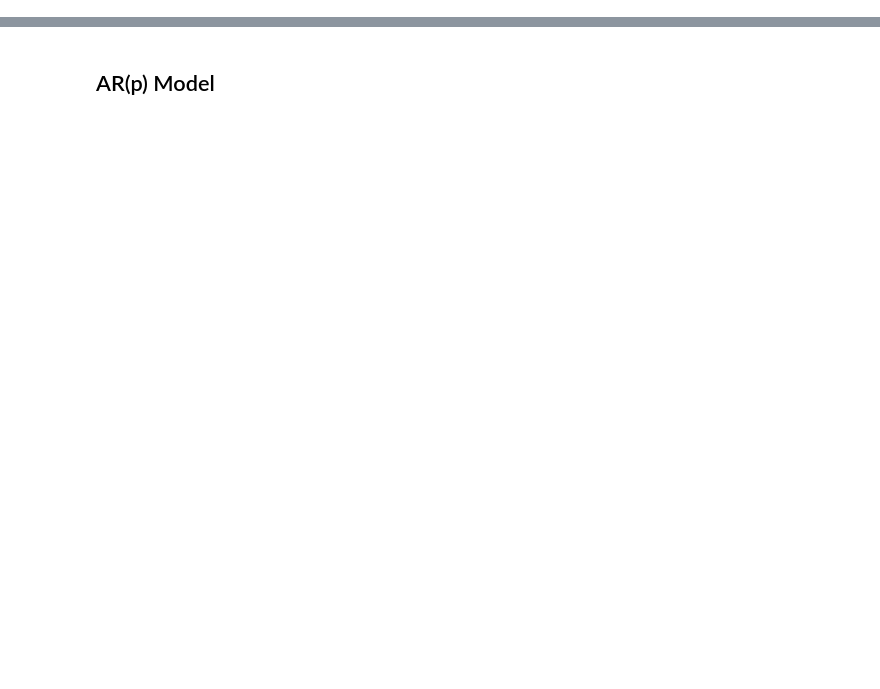
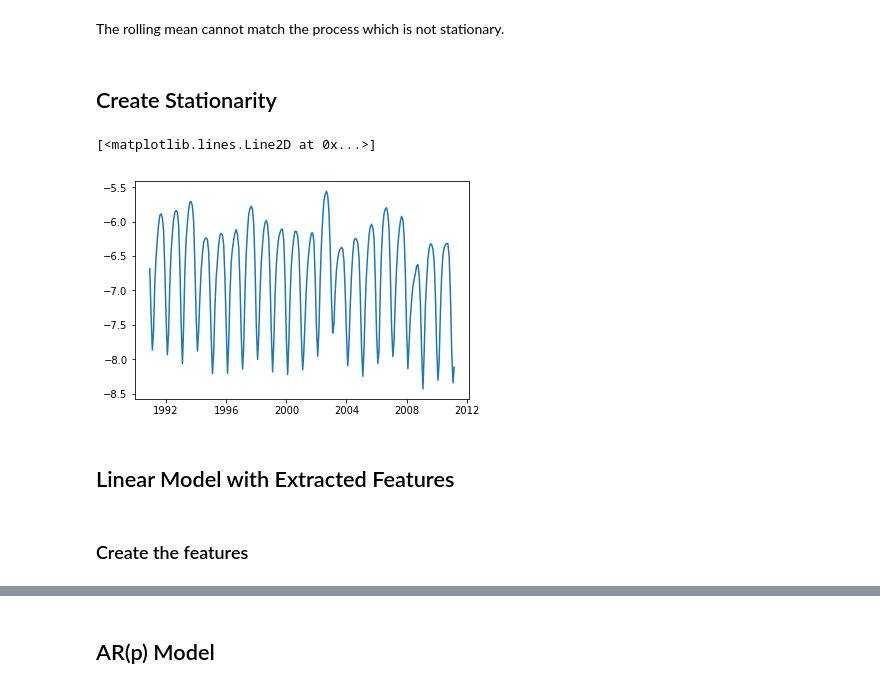
Before and after one commit to HabibAouani/MSc-Data-Science, a Jupyter notebook: MDI343/TimeSeries/TImeSeriesDemo.ipynb, the cells around one changed output, grey strips where cells are left out. Drawn from its saved outputs; the diff is of its cells as text; code cells hidden in the pictures; blank space fills up the shorter version.

```diff
--- a/MDI343/TimeSeries/TImeSeriesDemo.ipynb
+++ b/MDI343/TimeSeries/TImeSeriesDemo.ipynb
@@ -46,0 +77,11 @@ plt.show()
+# %% [markdown]
+The rolling mean cannot match the process which is not stationary.
+# %% [markdown]
+## Create Stationarity
+# %%
+plt.plot(np.log(df['Antarctica']) - rolmean)
+# %% [output]
+[<matplotlib.lines.Line2D at 0x...>]
+[figure, added]
+# %% [markdown]
+## Linear Model with Extracted Features
@@ -46,0 +90,2 @@ plt.show()
+# %% [markdown]
+### Create the features
```
Also changed, not shown: parts of 42 cells of this notebook, 27 other files.
